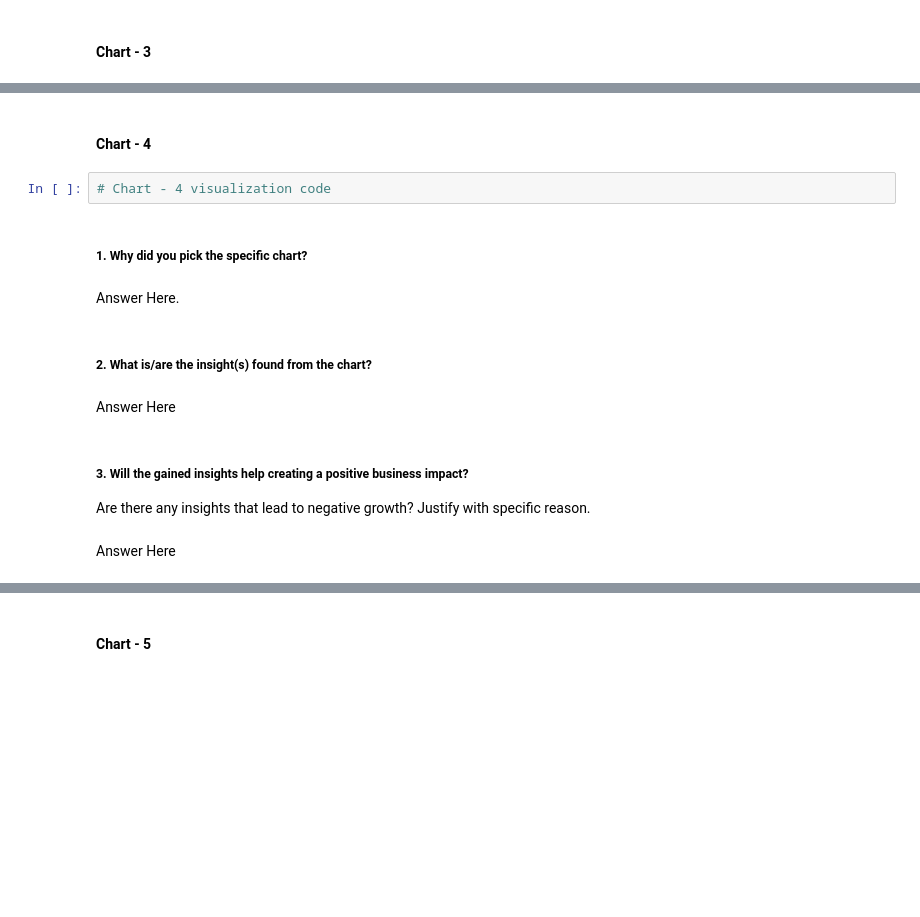
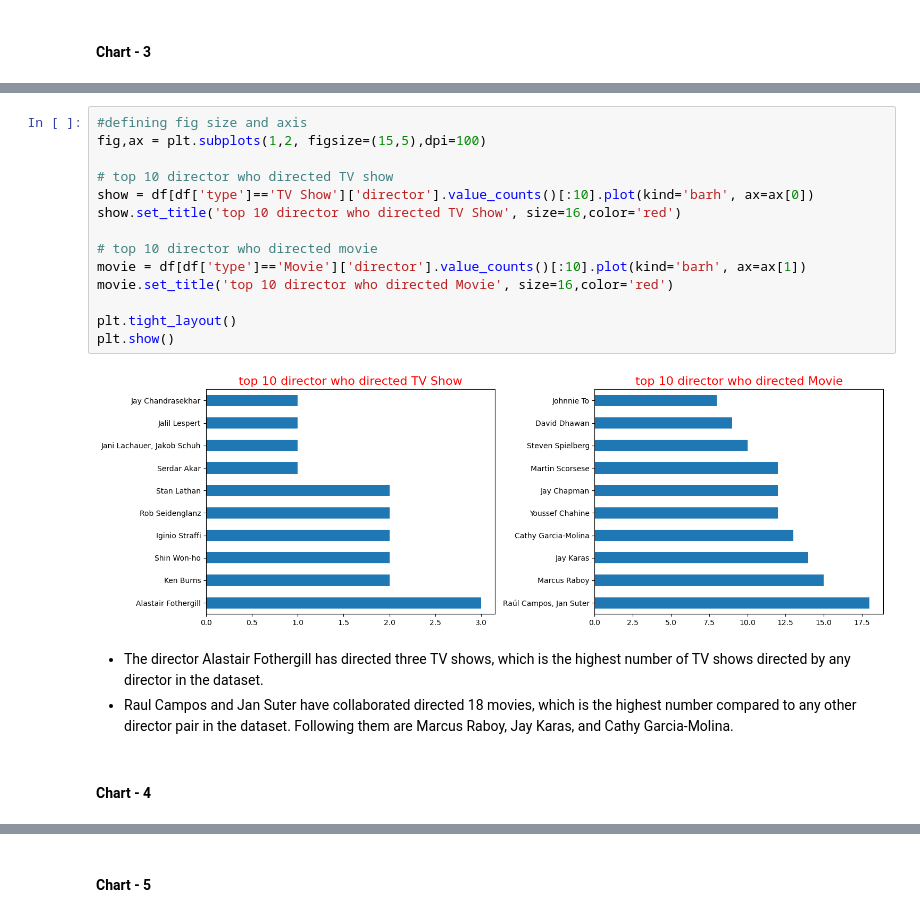
Before and after one commit to saidul-mondal-au7/netflix_movies_show_tv_shows, a Jupyter notebook: Netflix_movies_&_tv_shows.ipynb, the cells around one changed output, grey strips where cells are left out. Saved outputs shown, nothing was run; the diff lists cells and outputs as text; blank space fills up the shorter version.

```diff
--- a/Netflix_movies_&_tv_shows.ipynb
+++ b/Netflix_movies_&_tv_shows.ipynb
@@ -238,17 +326,21 @@ Answer Here
+# %%
+#defining fig size and axis
+fig,ax = plt.subplots(1,2, figsize=(15,5),dpi=100)
+
+# top 10 director who directed TV show
+show = df[df['type']=='TV Show']['director'].value_counts()[:10].plot(kind='barh', ax=ax[0])
+show.set_title('top 10 director who directed TV Show', size=16,color='red')
+
+# top 10 director who directed movie
+movie = df[df['type']=='Movie']['director'].value_counts()[:10].plot(kind='barh', ax=ax[1])
+movie.set_title('top 10 director who directed Movie', size=16,color='red')
+
+plt.tight_layout()
+plt.show()
+# %% [output]
+[figure, added]
+# %% [markdown]
+* The director Alastair Fothergill has directed three TV shows, which is the highest number of TV shows directed by any director in the dataset.
+* Raul Campos and Jan Suter have collaborated directed 18 movies, which is the highest number compared to any other director pair in the dataset. Following them are Marcus Raboy, Jay Karas, and Cathy Garcia-Molina.
 # %% [markdown]
 #### Chart - 4
-# %%
-# Chart - 4 visualization code
-# %% [markdown]
-##### 1. Why did you pick the specific chart?
-# %% [markdown]
-Answer Here.
-# %% [markdown]
-##### 2. What is/are the insight(s) found from the chart?
-# %% [markdown]
-Answer Here
-# %% [markdown]
-##### 3. Will the gained insights help creating a positive business impact?
-Are there any insights that lead to negative growth? Justify with specific reason.
-# %% [markdown]
-Answer Here
```
Also changed, not shown: parts of 97 cells of this notebook.
